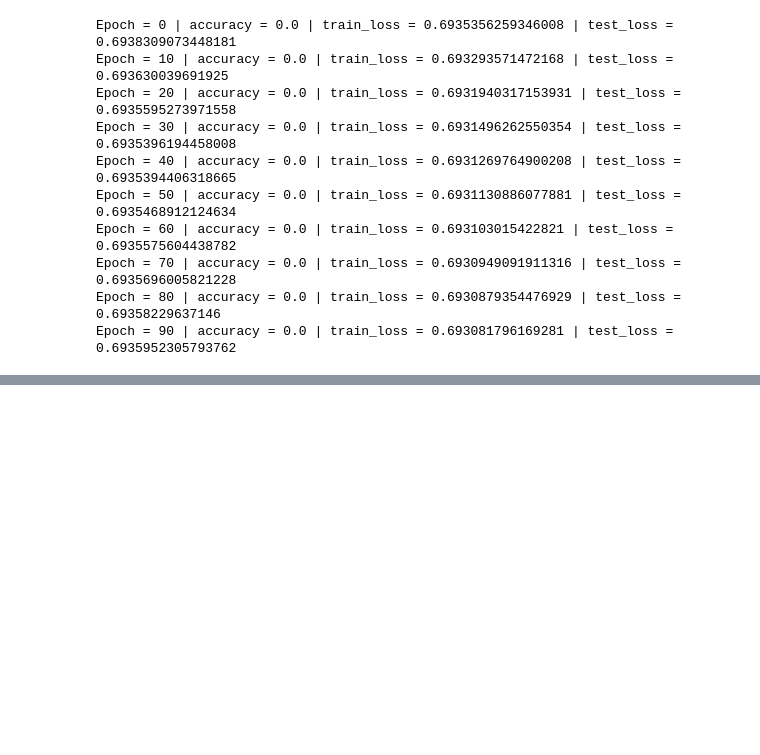
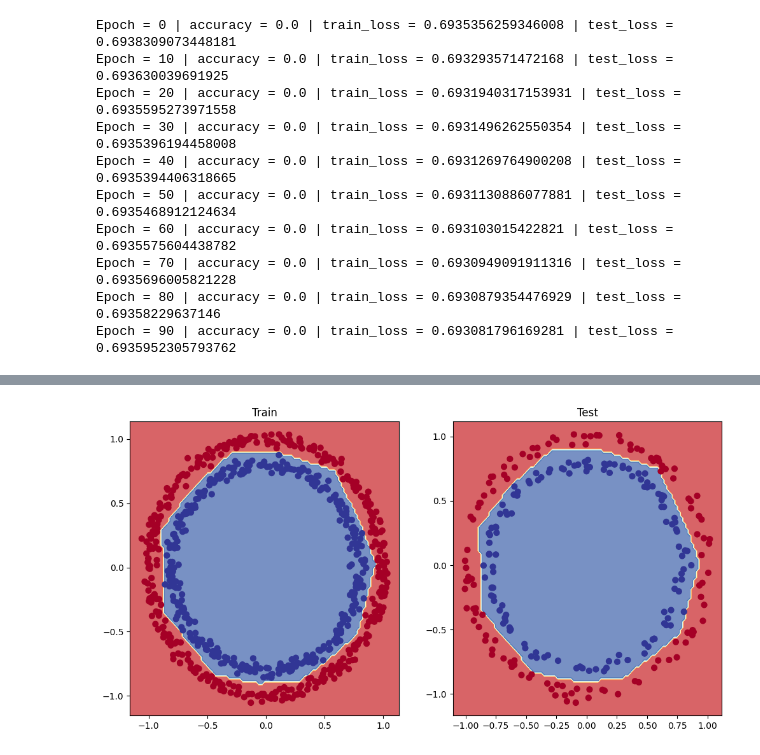
Before and after one commit to Anikeetgarg/ML-Learning-Reporsitory, a Jupyter notebook: DL-Work/Book_course/Chapter 2/Classification_using_DL.ipynb, the cells around one changed output, grey strips where cells are left out. Drawn from its saved outputs; the diff is of its cells as text; code cells hidden in the pictures; blank space fills up the shorter version.

```diff
--- a/DL-Work/Book_course/Chapter 2/Classification_using_DL.ipynb
+++ b/DL-Work/Book_course/Chapter 2/Classification_using_DL.ipynb
@@ -283,0 +424,3 @@ Epoch = 90 | accuracy = 0.0 | train_loss = 0.693081796169281 | test_loss = 0.693
+# %%
+model_3 = CircleModelV2()
+model_3
@@ -283,0 +434,33 @@ Epoch = 90 | accuracy = 0.0 | train_loss = 0.693081796169281 | test_loss = 0.693
+# %%
+loss_fn = nn.BCEWithLogitsLoss()
+
+optimizer = torch.optim.SGD(params = model_3.parameters(), lr = 0.1)
+# %%
+device = "cuda:0" if torch.cuda.is_available() else "cpu"
+# %%
+X_train, X_test, y_train, y_test = X_train.to(device), X_test.to(device), y_train.to(device), y_test.to(device)
+
+epochs = 5000
+
+for epoch in range(epochs):
+  model_3.train()
+
+  y_preds = model_3.forward(X_train).squeeze()
+
+  loss = loss_fn(y_preds, y_train)
+
+  optimizer.zero_grad()
+
+  loss.backward()
+
+  optimizer.step()
+
+  model_3.eval()
+
+  with torch.inference_mode():
+    y_test_preds = model_3.forward(X_test).squeeze()
+
+    loss_test = loss_fn(y_test_preds, y_test)
+
+  if epoch % 100 == 0:
+    print(f"epoch = {epoch} | train_loss = {loss} | test_los= {loss_test}")
@@ -283,0 +485,10 @@ Epoch = 90 | accuracy = 0.0 | train_loss = 0.693081796169281 | test_loss = 0.693
+# %%
+plt.figure(figsize=(12, 6))
+plt.subplot(1, 2, 1)
+plt.title("Train")
+plot_decision_boundary(model_3, X_train, y_train)
+plt.subplot(1, 2, 2)
+plt.title("Test")
+plot_decision_boundary(model_3, X_test, y_test)
+# %% [output]
+[figure, added]
```
Also changed, not shown: parts of 35 cells of this notebook.
